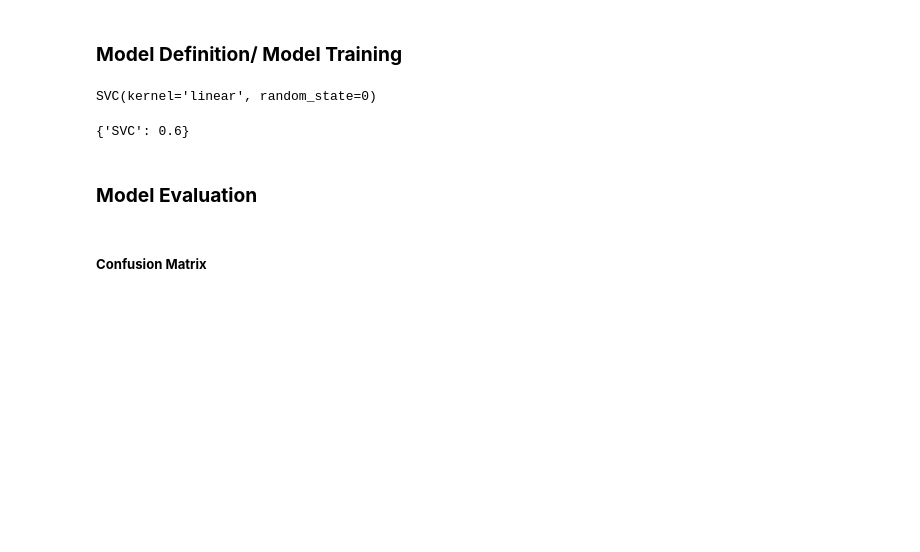
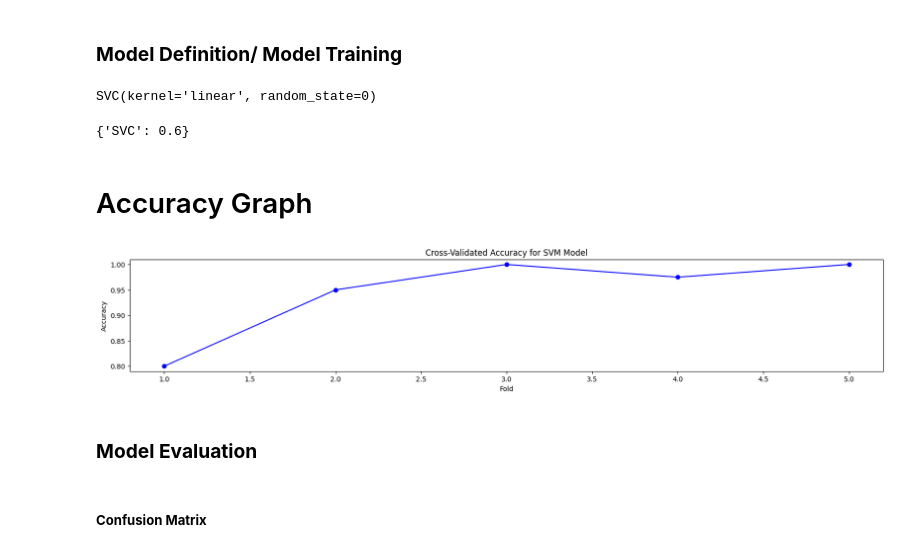
Before and after one commit to saadk555/OS-Project, a Jupyter notebook: SVM.ipynb, the cells around one changed output. Cells and saved outputs as stored; diff of their text form; code cells hidden in the pictures; blank space fills up the shorter version.

Commit message:
After adding accuracy graph.

```diff
--- a/SVM.ipynb
+++ b/SVM.ipynb
@@ -212,6 +213,21 @@ scores = fit_score(models, X_train, X_test, y_train, y_test)
 scores
 # %% [output]
 {'SVC': 0.6}
+# %% [markdown]
+# Accuracy Graph
+# %%
+
+# Compute cross-validated accuracy scores
+scores = cross_val_score(classifier, X, y, cv=5, scoring='accuracy')
+
+# Plot the accuracy scores
+plt.plot(range(1, 6), scores, '-o', color='blue')
+plt.xlabel('Fold')
+plt.ylabel('Accuracy')
+plt.title('Cross-Validated Accuracy for SVM Model')
+plt.show()
+# %% [output]
+[figure, added]
 # %% [markdown]
 ### **Model Evaluation**
 # %% [markdown]
```
Also changed, not shown: parts of 6 cells of this notebook.
